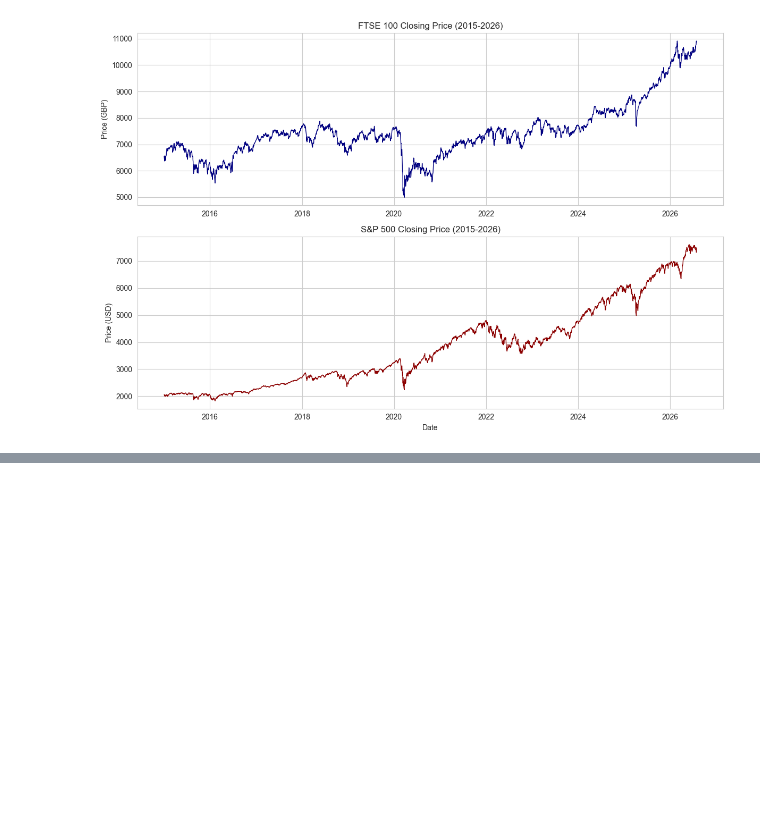
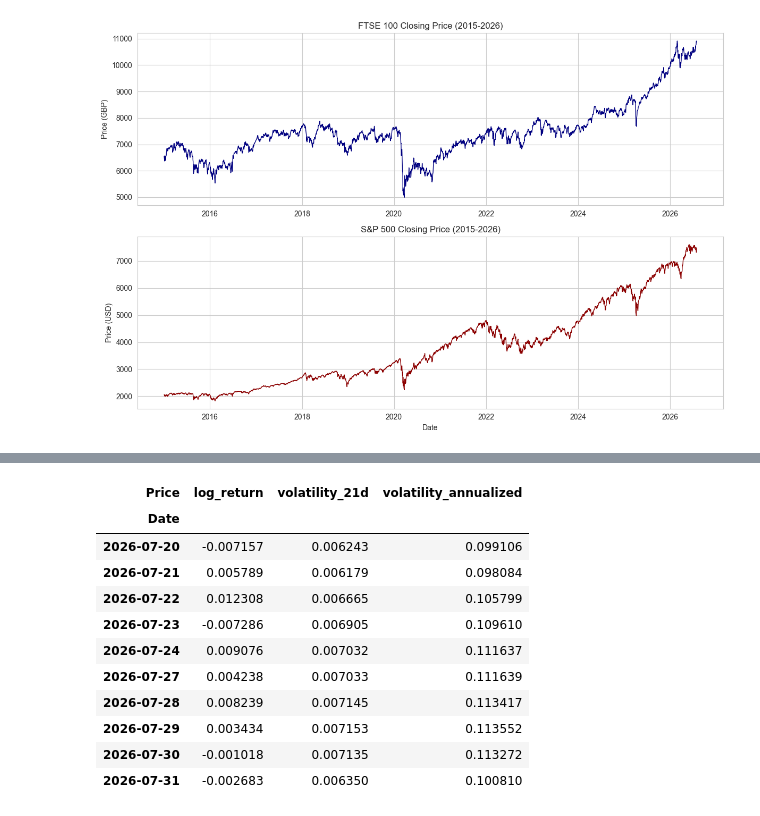
Before and after one commit to MenadiX/volatility-forecasting, a Jupyter notebook: 01_data_collection.ipynb, the cells around one changed output, grey strips where cells are left out. Saved outputs shown, nothing was run; the diff lists cells and outputs as text; code cells hidden in the pictures; blank space fills up the shorter version.

```diff
--- a/01_data_collection.ipynb
+++ b/01_data_collection.ipynb
@@ -96,0 +133,25 @@ plt.show()
+# %%
+# Rolling volatility: standard deviation of returns over a trailing window
+# 21 trading days ≈ 1 calendar month — the standard convention in finance
+
+ftse['volatility_21d'] = ftse['log_return'].rolling(window=21).std()
+sp500['volatility_21d'] = sp500['log_return'].rolling(window=21).std()
+
+# Annualize it (multiply by sqrt of trading days per year) — makes the number interpretable
+ftse['volatility_annualized'] = ftse['volatility_21d'] * np.sqrt(252)
+sp500['volatility_annualized'] = sp500['volatility_21d'] * np.sqrt(252)
+
+ftse[['log_return', 'volatility_21d', 'volatility_annualized']].tail(10)
+# %% [output]
+| Price | log_return | volatility_21d | volatility_annualized |
+| Date |  |  |  |
+| 2026-07-20 | -0.007157 | 0.006243 | 0.099106 |
+| 2026-07-21 | 0.005789 | 0.006179 | 0.098084 |
+| 2026-07-22 | 0.012308 | 0.006665 | 0.105799 |
+| 2026-07-23 | -0.007286 | 0.006905 | 0.109610 |
+| 2026-07-24 | 0.009076 | 0.007032 | 0.111637 |
+| 2026-07-27 | 0.004238 | 0.007033 | 0.111639 |
+| 2026-07-28 | 0.008239 | 0.007145 | 0.113417 |
+| 2026-07-29 | 0.003434 | 0.007153 | 0.113552 |
+| 2026-07-30 | -0.001018 | 0.007135 | 0.113272 |
+| 2026-07-31 | -0.002683 | 0.006350 | 0.100810 |
```
Also changed, not shown: parts of 5 cells of this notebook, 2 other files.
